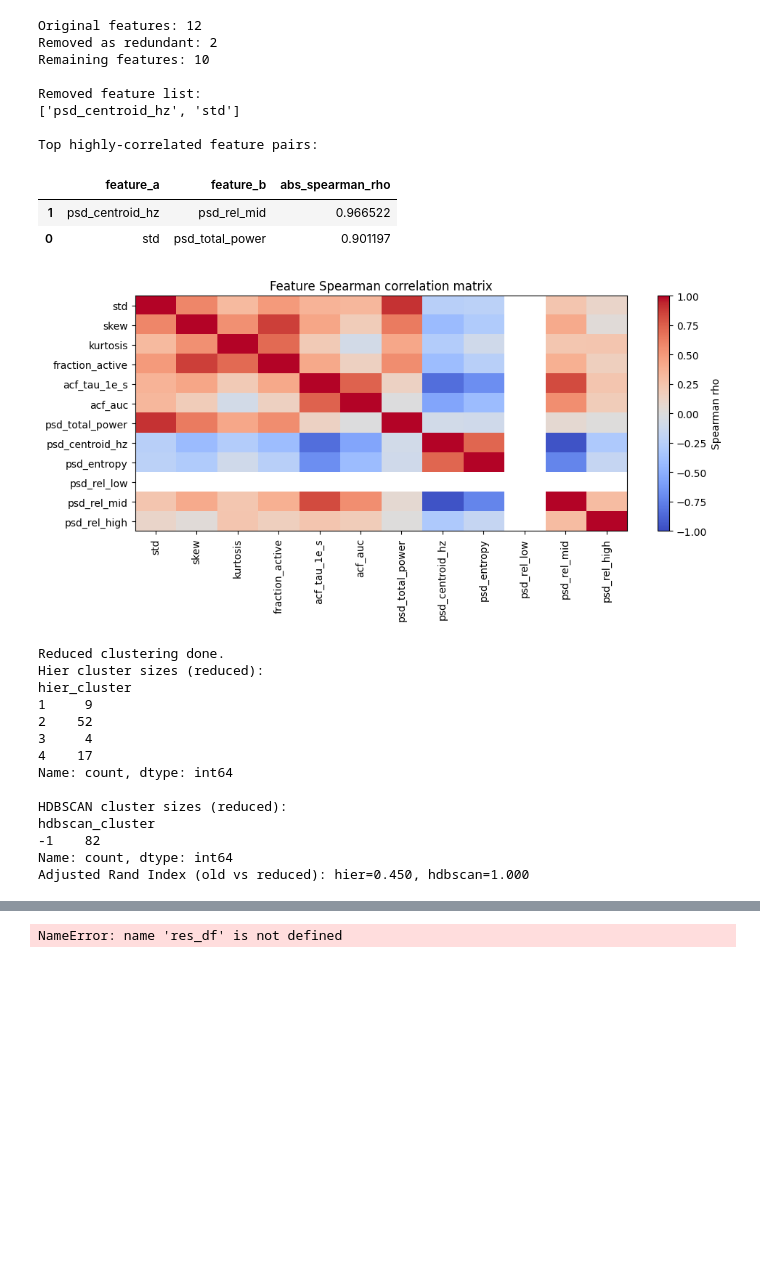
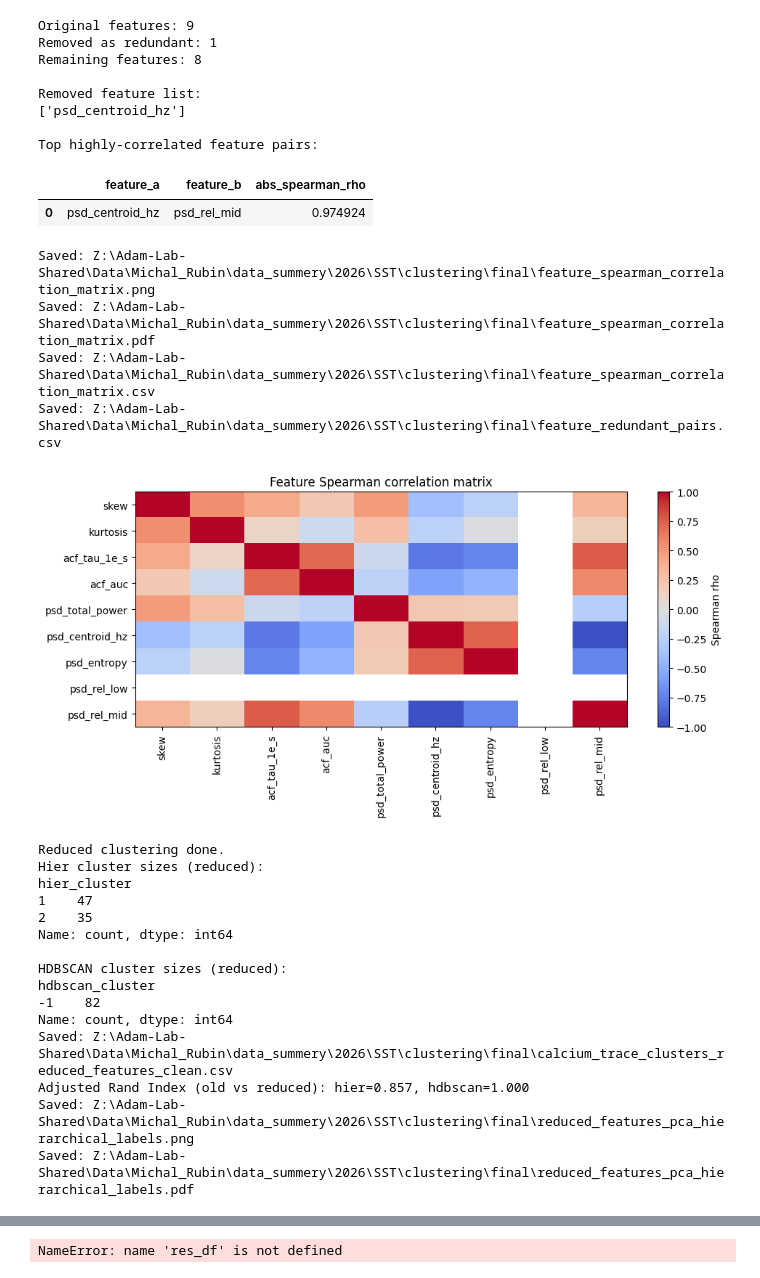
Before and after one commit to Michal-Rubin/Cal_vol_soma, a Jupyter notebook: SST_calcium_claster.ipynb, the cells around one changed output, grey strips where cells are left out. Drawn from its saved outputs; the diff is of its cells as text; code cells hidden in the pictures; blank space fills up the shorter version.

Commit message:
Update analysis plots and statistics outputs

```diff
--- a/SST_calcium_claster.ipynb
+++ b/SST_calcium_claster.ipynb
@@ -209,8 +330,15 @@ def extract_trace_features(trace, sr):
 
 def build_feature_table(traces_list, sr):
     rows = []
+    if np.isscalar(sr):
+        sr_values = np.full(len(traces_list), float(sr), dtype=float)
+    else:
+        sr_values = np.asarray(sr, dtype=float).ravel()
+        if sr_values.size != len(traces_list):
+            raise ValueError(f'sr must be scalar or have one value per trace; got {sr_values.size} for {len(traces_list)} traces')
     for i, tr in enumerate(traces_list):
-        f = extract_trace_features(tr, sr=sr)
+        trace_sr = float(sr_values[i]) if np.isfinite(sr_values[i]) and sr_values[i] > 0 else 30.0
+        f = extract_trace_features(tr, sr=trace_sr)
         f['trace_idx'] = i
         rows.append(f)
     feat_df = pd.DataFrame(rows)
@@ -910,7 +1358,7 @@ import matplotlib.pyplot as plt
 from pathlib import Path
 from sklearn.metrics import adjusted_rand_score
 
-OUT_DIR_FINAL = Path(r"Z:\Adam-Lab-Shared\Data\Michal_Rubin\data summery\2026\SST\clustering\final")
+OUT_DIR_FINAL = globals().get("OUT_DIR_FINAL", Path(r"Z:\Adam-Lab-Shared\Data\Michal_Rubin\data_summery\2026\SST\clustering\final"))
 OUT_DIR_FINAL.mkdir(parents=True, exist_ok=True)
 
 if 'feat_df' not in globals():
@@ -920,7 +1368,7 @@ if 'run_pca_and_clustering' not in globals():
     raise RuntimeError("run_pca_and_clustering is missing. Run the function-definition cells first.")
 
 # Tune this: features with |Spearman rho| >= threshold are considered redundant.
-SPEARMAN_REDUNDANCY_THRESHOLD = 0.90
+SPEARMAN_REDUNDANCY_THRESHOLD = 0.95
 TOP_PAIRS_TO_SHOW = 30
 
 # Build numeric feature matrix used for clustering.
@@ -1056,51 +1504,55 @@ cluster_df_reduced_clean['hier_cut_mode'] = res_reduced.get('hier_cut_mode', '')
 cluster_df_reduced_clean['hier_distance_threshold'] = res_reduced.get('hier_distance_threshold', np.nan)
 cluster_df_reduced_clean['n_hier_clusters'] = res_reduced.get('n_hier_clusters', np.nan)
 reduced_csv = OUT_DIR_FINAL / 'calcium_trace_clusters_reduced_features_clean.csv'
 cluster_df_reduced_clean.to_csv(reduced_csv, index=False)
 print('Saved:', reduced_csv)
 
 # Optional comparison with previous labels
 if 'cluster_df' in globals() and isinstance(cluster_df, pd.DataFrame):
     old = cluster_df[['trace_idx', 'hier_cluster', 'hdbscan_cluster']].rename(
         columns={'hier_cluster': 'hier_old', 'hdbscan_cluster': 'hdb_old'}
     )
     new = cluster_df_reduced[['trace_idx', 'hier_cluster', 'hdbscan_cluster']].rename(
         columns={'hier_cluster': 'hier_new', 'hdbscan_cluster': 'hdb_new'}
     )
     cmp_df = old.merge(new, on='trace_idx', how='inner')
 
     if len(cmp_df):
         ari_hier = adjusted_rand_score(cmp_df['hier_old'], cmp_df['hier_new'])
         ari_hdb = adjusted_rand_score(cmp_df['hdb_old'], cmp_df['hdb_new'])
         print(f"Adjusted Rand Index (old vs reduced): hier={ari_hier:.3f}, hdbscan={ari_hdb:.3f}")
 
 # Quick PCA scatter for reduced model
 plot_pca_scatter(res_reduced['Xpca'], cluster_df_reduced['hier_cluster'].to_numpy(), title='Reduced features: PCA + Hierarchical labels')
 plot_pca_scatter(res_reduced['Xpca'], cluster_df_reduced['hdbscan_cluster'].to_numpy(), title='Reduced features: PCA + HDBSCAN labels')
 # %% [output]
-Original features: 12
-Removed as redundant: 2
-Remaining features: 10
+Original features: 9
+Removed as redundant: 1
+Remaining features: 8
 
 Removed feature list:
-['psd_centroid_hz', 'std']
+['psd_centroid_hz']
 
 Top highly-correlated feature pairs:
 |  | feature_a | feature_b | abs_spearman_rho |
-| 1 | psd_centroid_hz | psd_rel_mid | 0.966522 |
-| 0 | std | psd_total_power | 0.901197 |
+| 0 | psd_centroid_hz | psd_rel_mid | 0.974924 |
+Saved: Z:\Adam-Lab-Shared\Data\Michal_Rubin\data_summery\2026\SST\clustering\final\feature_spearman_correlation_matrix.png
+Saved: Z:\Adam-Lab-Shared\Data\Michal_Rubin\data_summery\2026\SST\clustering\final\feature_spearman_correlation_matrix.pdf
+Saved: Z:\Adam-Lab-Shared\Data\Michal_Rubin\data_summery\2026\SST\clustering\final\feature_spearman_correlation_matrix.csv
+Saved: Z:\Adam-Lab-Shared\Data\Michal_Rubin\data_summery\2026\SST\clustering\final\feature_redundant_pairs.csv
-[figure, old version]
+[figure, new version]
-Reduced clustering done.
-Hier cluster sizes (reduced):
-hier_cluster
-1     9
-2    52
-3     4
-4    17
-Name: count, dtype: int64
-
-HDBSCAN cluster sizes (reduced):
-hdbscan_cluster
--1    82
-Name: count, dtype: int64
-Adjusted Rand Index (old vs reduced): hier=0.450, hdbscan=1.000
+Reduced clustering done.
+Hier cluster sizes (reduced):
+hier_cluster
+1    47
+2    35
+Name: count, dtype: int64
+
+HDBSCAN cluster sizes (reduced):
+hdbscan_cluster
+-1    82
+Name: count, dtype: int64
+Saved: Z:\Adam-Lab-Shared\Data\Michal_Rubin\data_summery\2026\SST\clustering\final\calcium_trace_clusters_reduced_features_clean.csv
+Adjusted Rand Index (old vs reduced): hier=0.857, hdbscan=1.000
+Saved: Z:\Adam-Lab-Shared\Data\Michal_Rubin\data_summery\2026\SST\clustering\final\reduced_features_pca_hierarchical_labels.png
+Saved: Z:\Adam-Lab-Shared\Data\Michal_Rubin\data_summery\2026\SST\clustering\final\reduced_features_pca_hierarchical_labels.pdf
```
Also changed, not shown: parts of 31 cells of this notebook, 4 other files.
